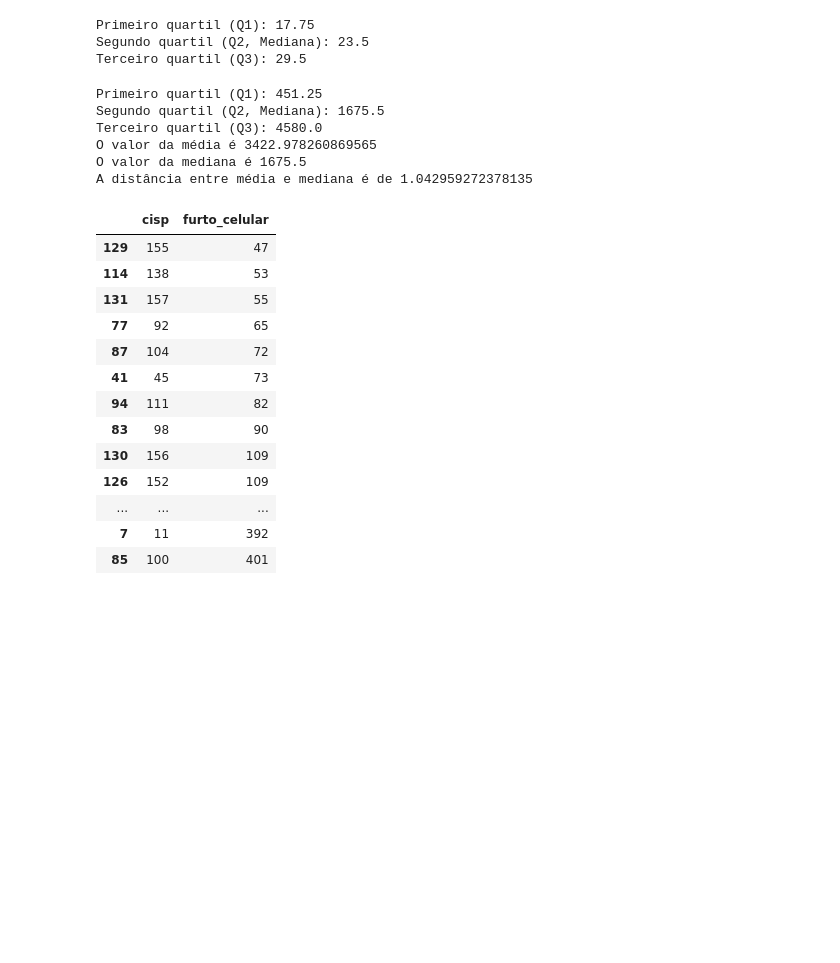
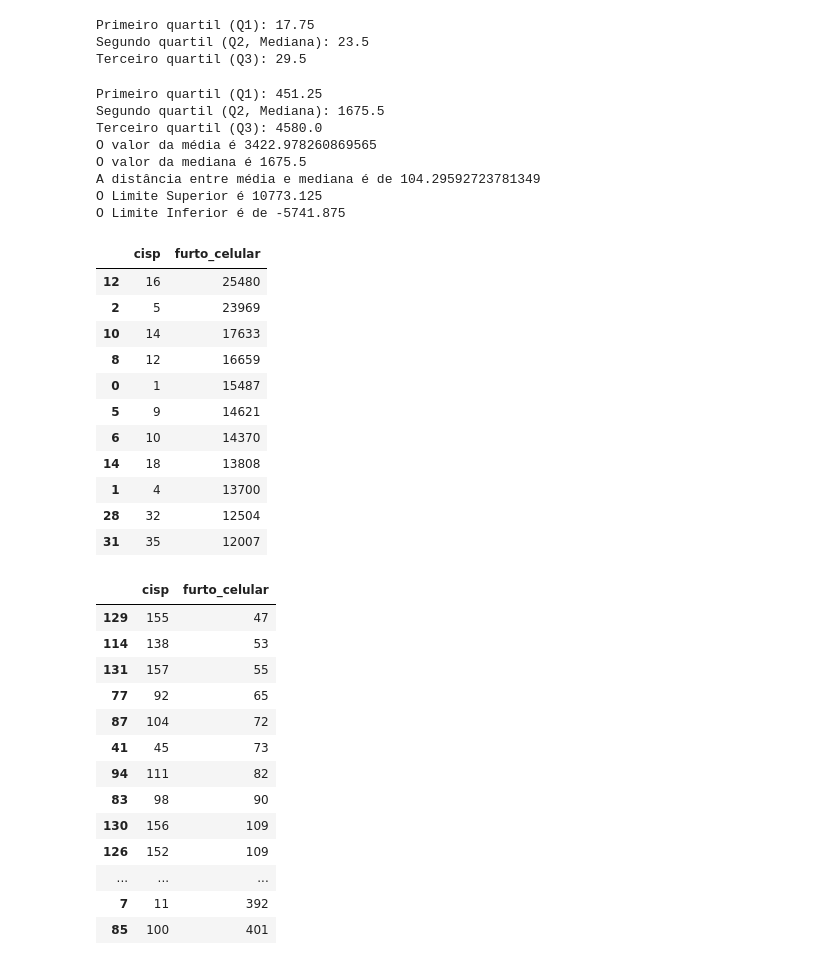
Before and after one commit to CassioPereira1924/SENAC-DADOS-26, a Jupyter notebook: ISP SENAC.ipynb, the cells around one changed output. Saved outputs shown, nothing was run; the diff lists cells and outputs as text; code cells hidden in the pictures; blank space fills up the shorter version.

Commit message:
Add files via upload
dados para detecção de outliers

```diff
--- a/ISP SENAC.ipynb
+++ b/ISP SENAC.ipynb
@@ -187,19 +187,45 @@ q3_furto_celular = np.percentile(array_furto_celular, 75)
 media = np.mean(array_furto_celular)
 mediana = np.median(array_furto_celular)
 distancia = (media - mediana) / mediana
+iqr = q3_furto_celular - q1_furto_celular
+limite_superior = q3_furto_celular + (1.5 * iqr)
+limite_inferior = q1_furto_celular - (1.5 * iqr)
 print(f'Primeiro quartil (Q1): {q1_furto_celular}')
 print(f'Segundo quartil (Q2, Mediana): {q2_furto_celular}')
 print(f'Terceiro quartil (Q3): {q3_furto_celular}')
 print(f'O valor da média é {media}')
 print(f'O valor da mediana é {mediana}')
-print(f'A distância entre média e mediana é de {distancia}')
+print(f'A distância entre média e mediana é de {distancia * 100}')
+print(f'O Limite Superior é {limite_superior}')
+print(f'O Limite Inferior é de {limite_inferior}')
 # %% [output]
 Primeiro quartil (Q1): 451.25
 Segundo quartil (Q2, Mediana): 1675.5
 Terceiro quartil (Q3): 4580.0
 O valor da média é 3422.978260869565
 O valor da mediana é 1675.5
-A distância entre média e mediana é de 1.042959272378135
+A distância entre média e mediana é de 104.29592723781349
+O Limite Superior é 10773.125
+O Limite Inferior é de -5741.875
+# %%
+outliers_cisp_furto_celular = df_furto_celular_cisp.loc[df_furto_celular_cisp['furto_celular'] >= limite_superior]
+
+outliers_cisp_furto_celular = outliers_cisp_furto_celular.sort_values(by='furto_celular', ascending=False)
+
+outliers_cisp_furto_celular
+# %% [output]
+|  | cisp | furto_celular |
+| 12 | 16 | 25480 |
+| 2 | 5 | 23969 |
+| 10 | 14 | 17633 |
+| 8 | 12 | 16659 |
+| 0 | 1 | 15487 |
+| 5 | 9 | 14621 |
+| 6 | 10 | 14370 |
+| 14 | 18 | 13808 |
+| 1 | 4 | 13700 |
+| 28 | 32 | 12504 |
+| 31 | 35 | 12007 |
 # %%
 df_menor_q1_furto_celular = df_furto_celular_cisp.loc[df_furto_celular_cisp['furto_celular'] < q1_furto_celular]
 
```
Also changed, not shown: parts of 1 cell of this notebook.
